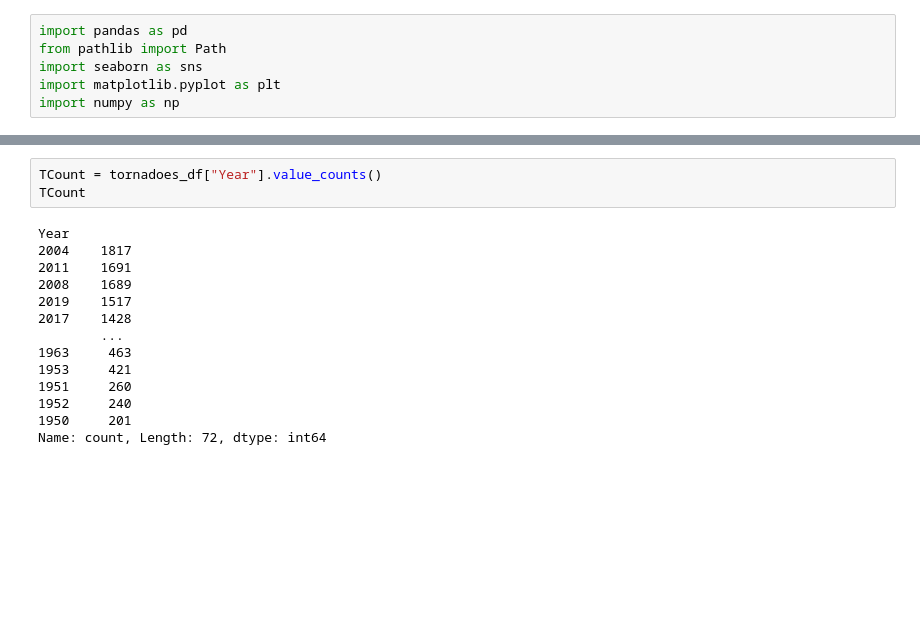
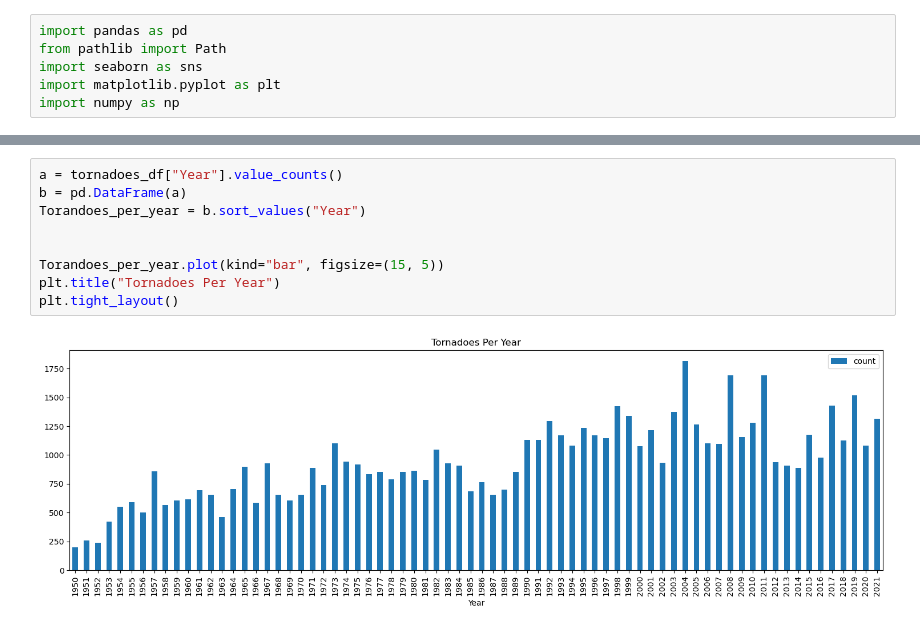
Before and after one commit to downleft/Tornado_alley, a Jupyter notebook: Tornado_Alley_vis.ipynb, the cells around one changed output, grey strips where cells are left out. Saved outputs shown, nothing was run; the diff lists cells and outputs as text; blank space fills up the shorter version.

Commit message:
Three visualizations complete

```diff
--- a/Tornado_Alley_vis.ipynb
+++ b/Tornado_Alley_vis.ipynb
@@ -27,21 +27,15 @@ tornadoes_df.head(20)
 | 17 | 1950 | 2 | 12 | 2/12/50 | MS | 1 | 0 | 0 | 34.60 | -89.12 | 0.00 | ... |
 | 18 | 1950 | 2 | 12 | 2/12/50 | MS | 2 | 2 | 3 | 34.60 | -89.12 | 0.00 | ... |
 | 19 | 1950 | 2 | 12 | 2/12/50 | TX | 1 | 0 | 0 | 32.08 | -98.35 | 32.10 | ... |
-# %%
-TCount = tornadoes_df["Year"].value_counts()
-TCount
-# %% [output]
-Year
-2004    1817
-2011    1691
-2008    1689
-2019    1517
-2017    1428
-        ...
-1963     463
-1953     421
-1951     260
-1952     240
-1950     201
-Name: count, Length: 72, dtype: int64
+# %%
+a = tornadoes_df["Year"].value_counts()
+b = pd.DataFrame(a)
+Torandoes_per_year = b.sort_values("Year")
+
+
+Torandoes_per_year.plot(kind="bar", figsize=(15, 5))
+plt.title("Tornadoes Per Year")
+plt.tight_layout()
+# %% [output]
+[figure, added]
 # %%
```
Also changed, not shown: parts of 6 cells of this notebook.
